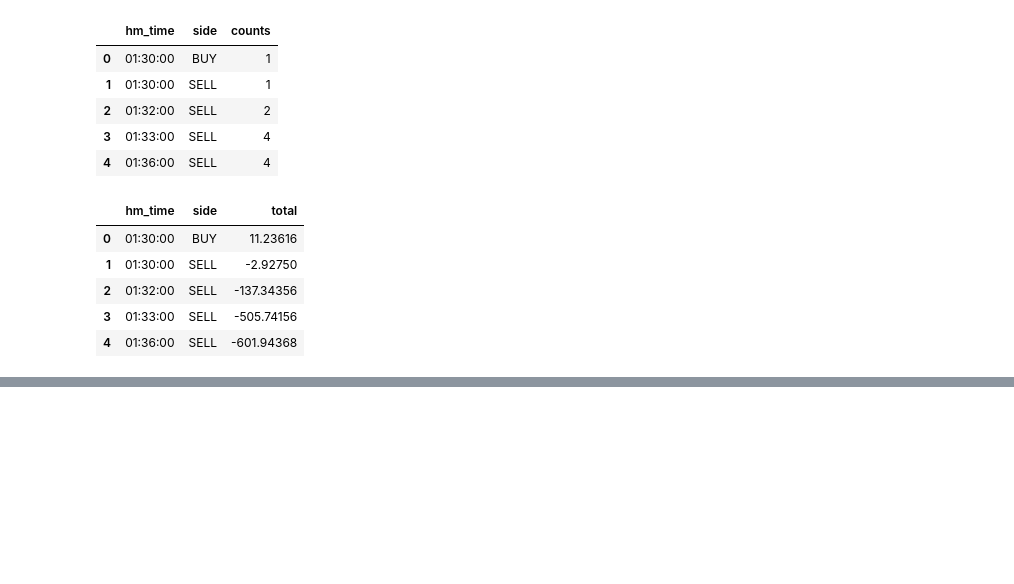
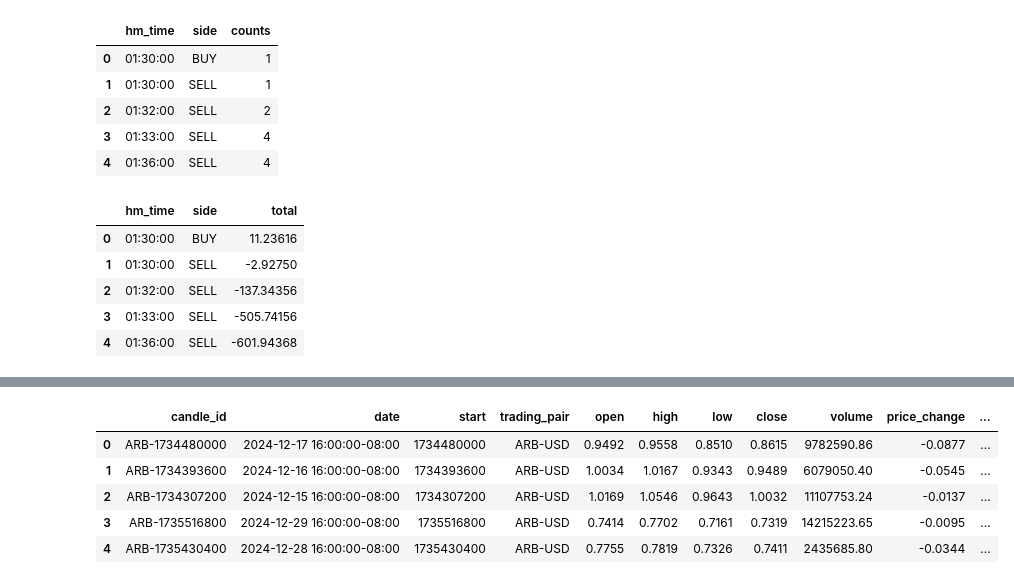
Before and after one commit to ja-perez/MyWoW, a Jupyter notebook: analysis.ipynb, the cells around one changed output, grey strips where cells are left out. Saved outputs shown, nothing was run; the diff lists cells and outputs as text; code cells hidden in the pictures; blank space fills up the shorter version.

Commit message:
Added weekday analysis to jupyter notebook

```diff
--- a/analysis.ipynb
+++ b/analysis.ipynb
@@ -214,0 +236,21 @@ fig_tradetotals.show()
+# %%
+res = dbms.get_items(table_name='candles', where_statement=f"WHERE trading_pair='{trading_pair}' AND date BETWEEN '{weekday_start.date()}' AND '{weekday_end.date()}'")
+weekday_candles = [Candle(data) for data in res]
+
+df_weekday_candles = pd.DataFrame(data=[candle.to_dict() for candle in weekday_candles])
+
+df_weekday_candles['price_change'] = df_weekday_candles['close'] - df_weekday_candles['open']
+df_weekday_candles['price_direction'] = df_weekday_candles['price_change'].transform(lambda x: 'Positive' if x > 0 else 'Negative')
+df_weekday_candles['weekday'] = df_weekday_candles['date'].transform(lambda x: x.strftime('%A'))
+df_weekday_candles['month'] = df_weekday_candles['date'].transform(lambda x: x.month)
+df_weekday_candles['month-year'] = df_weekday_candles['date'].transform(lambda x: x.strftime('%Y-%m'))
+df_weekday_candles['percent_change'] = (df_weekday_candles['price_change'] / df_weekday_candles['open']) * 100
+
+df_weekday_candles.head()
+# %% [output]
+|  | candle_id | date | start | trading_pair | open | high | low | close | volume | price_change | ... |
+| 0 | ARB-1734480000 | 2024-12-17 16:00:00-08:00 | 1734480000 | ARB-USD | 0.9492 | 0.9558 | 0.8510 | 0.8615 | 9782590.86 | -0.0877 | ... |
+| 1 | ARB-1734393600 | 2024-12-16 16:00:00-08:00 | 1734393600 | ARB-USD | 1.0034 | 1.0167 | 0.9343 | 0.9489 | 6079050.40 | -0.0545 | ... |
+| 2 | ARB-1734307200 | 2024-12-15 16:00:00-08:00 | 1734307200 | ARB-USD | 1.0169 | 1.0546 | 0.9643 | 1.0032 | 11107753.24 | -0.0137 | ... |
+| 3 | ARB-1735516800 | 2024-12-29 16:00:00-08:00 | 1735516800 | ARB-USD | 0.7414 | 0.7702 | 0.7161 | 0.7319 | 14215223.65 | -0.0095 | ... |
+| 4 | ARB-1735430400 | 2024-12-28 16:00:00-08:00 | 1735430400 | ARB-USD | 0.7755 | 0.7819 | 0.7326 | 0.7411 | 2435685.80 | -0.0344 | ... |
```
Also changed, not shown: parts of 14 cells of this notebook.
